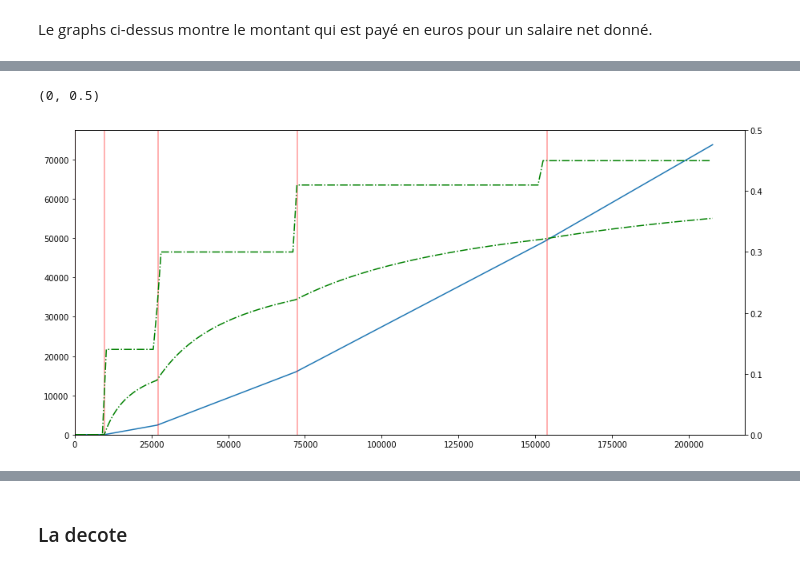
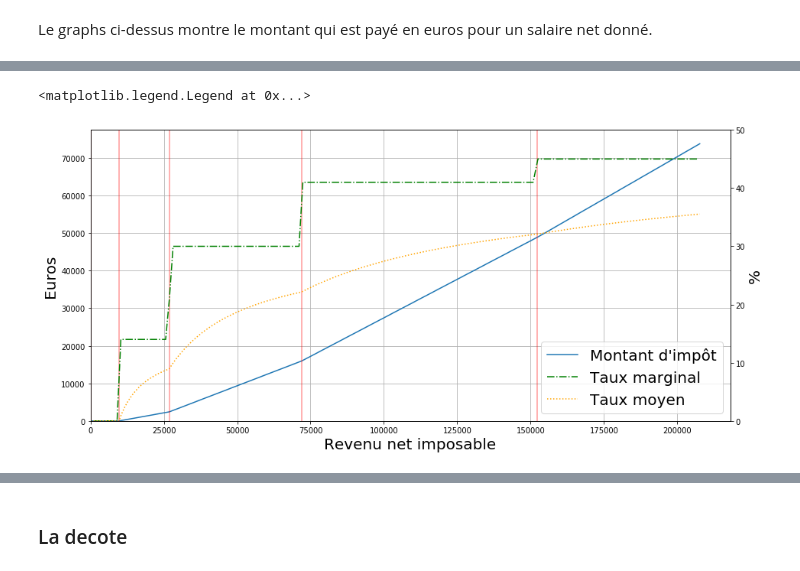
Before and after one commit to adrienpacifico/openfisca-france-notebook-story, a Jupyter notebook: notebooks/comment_fonctionne_l_Impot_sur_le_revenu_francais.ipynb, the cells around one changed output, grey strips where cells are left out. Cells and saved outputs as stored; diff of their text form; code cells hidden in the pictures.

```diff
--- a/notebooks/comment_fonctionne_l_Impot_sur_le_revenu_francais.ipynb
+++ b/notebooks/comment_fonctionne_l_Impot_sur_le_revenu_francais.ipynb
@@ -364,19 +403,30 @@ ax.set_xlim(0); ax.set_ylim(0); ax2.set_ylim(0,.5); ax.grid()
 # %%
 fig = plt.figure(figsize=(15,7))
+
+### Graph
 smooth = 7
 ax = fig.add_subplot(1,1,1)
 ax2 = ax.twinx()
-ax.plot(rni,
-        impot_brut)
-ax2.plot(rni,
-        1-rates.average_rate(
-                           impot_brut,rni), linestyle = "-.", color = "g")
-ax2.plot(rni[1::smooth],
-        1-rates.marginal_rate(
-                           impot_brut,rni)[::smooth], linestyle = "-.", color = "g")
-for val in df_piecewize_scheame[2017]["Threshold"]:
-    plt.vlines(val, 0,0.5, color = 'r', alpha = .4)
-ax.set_xlim(0); ax.set_ylim(0); ax2.set_ylim(0,.5)
+lns1 = ax.plot(rni,
+        impot_brut, label = u"Montant d'impôt")
+lns2 = ax2.plot(rni[1::smooth],
+        (1-rates.marginal_rate(
+                           impot_brut,rni)[::smooth])*100, linestyle = "-.", color = "g", label = "Taux marginal")
+lns3 = ax2.plot(rni,
+        (1-rates.average_rate(
+                           impot_brut,rni))*100, linestyle = ":", color = "orange", label = "Taux moyen")
+for val in df_piecewize_scheame[2016]["Threshold"]:
+    plt.vlines(val, 0,50, color = 'r', alpha = .4)
+
+##### Customisation cosmétique du graphique
+
+ax.set_xlim(0); ax.set_ylim(0); ax2.set_ylim(0,50); ax.grid()
+ax.set_xlabel("Revenu net imposable", fontsize = 20); ax.set_ylabel("Euros", fontsize = 20); ax2.set_ylabel(u"%", fontsize = 20);
+#ax.legend(fontsize = 20, loc = 4); ax2.legend(fontsize = 20, loc = 4)
+
+lns = lns1+lns2+lns3
+labs = [l.get_label() for l in lns]
+ax.legend(lns, labs, loc=4, fontsize = 20)
 # %% [output]
-(0, 0.5)
+<matplotlib.legend.Legend at 0x...>
-[figure, old version]
+[figure, new version]
```
Also changed, not shown: parts of 105 cells of this notebook.
